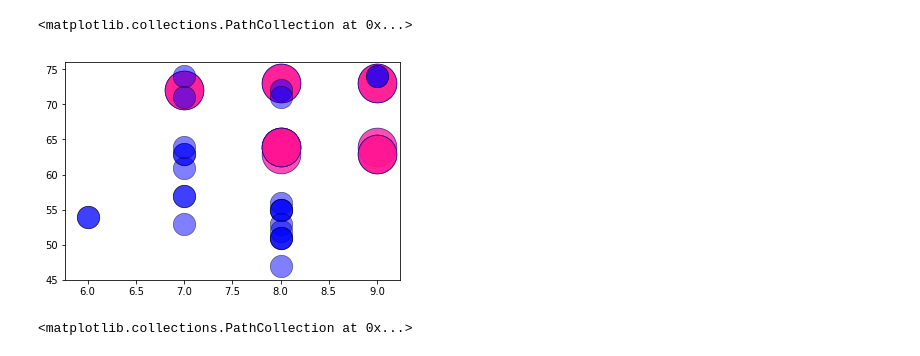
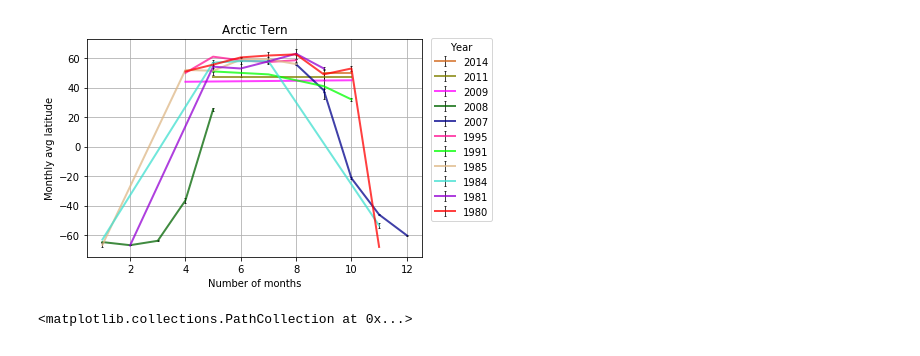
Before and after one commit to trivial-vector/Majick-Migration, a Jupyter notebook: Analysis/majick_migration.ipynb, the cells around one changed output. Drawn from its saved outputs; the diff is of its cells as text; code cells hidden in the pictures.

Commit message:
Added code related to std error for arctic tern species.

```diff
--- a/Analysis/majick_migration.ipynb
+++ b/Analysis/majick_migration.ipynb
@@ -35,3 +26,6 @@ df_arctic_tern.head()
+# %%
+df_arctic_tern = df_arctic_tern.drop(columns=['geom','datasets','num_species','csquare','geom_wkt'])
+#df_arctic_tern.head()
 # %%
 arctic_adj = df_arctic_tern.dropna(subset = ['latitude','longitude','date_min'])
 arctic_adj['year'] = pd.DatetimeIndex(arctic_adj['date_min']).year
@@ -70,23 +48,0 @@ arctic_1978 = arctic_adj.loc[arctic_adj['year'] == 1978]
-# %%
-#plt.scatter(arctic_1970.month,arctic_1970.latitude,s=800,alpha = 0.75,color = 'purple',edgecolor = 'whitesmoke',linewidth=0.75)
-#plt.scatter(arctic_1972.month,arctic_1972.latitude,s=1000,alpha = 0.75,color = 'green',edgecolor = 'black',linewidth=0.75)
-plt.scatter(arctic_1974.month,arctic_1974.latitude,s=1500,alpha = 0.75,color = 'deeppink',edgecolor = 'darkblue',linewidth=0.75)
-#plt.scatter(arctic_1976.month,arctic_1976.latitude,s=500, alpha = 0.5,color = 'blue',edgecolor = 'black',linewidth=0.75)
-plt.scatter(arctic_1978.month,arctic_1978.latitude,s=500, alpha = 0.5,color = 'blue',edgecolor = 'black',linewidth=0.75)
-#plt.scatter(arctic_1980.month,arctic_1980.latitude,s=50 ,alpha = 0.4,color = 'red',edgecolor = 'whitesmoke',linewidth=0.75)
-# plt.scatter(arctic_1982.month,arctic_1982.latitude,s=200,alpha = 0.75,color = 'orange',edgecolor = 'black',linewidth=0.75)
-#plt.scatter(arctic_1984.month,arctic_1984.latitude,s=150,alpha = 0.75,color = 'goldenrod',edgecolor = 'black',linewidth=0.75)
-# plt.scatter(arctic_1986.month,arctic_1986.latitude,s=100, alpha = 0.5,color = 'silver',edgecolor = 'black',linewidth=0.75)
-# %% [output]
-<matplotlib.collections.PathCollection at 0x...>
-[figure, removed]
-# %%
-# Preparing data from Oct-Dec
-arctic_2014 = arctic_adj.loc[arctic_adj['year'] == 2014]
-arctic_2011 = arctic_adj.loc[arctic_adj['year'] == 2011]
-arctic_2009 = arctic_adj.loc[arctic_adj['year'] == 2009]
-arctic_2007 = arctic_adj.loc[arctic_adj['year'] == 2007]
-arctic_2003 = arctic_adj.loc[arctic_adj['year'] == 2003]
-arctic_1994 = arctic_adj.loc[arctic_adj['year'] == 1994]
-arctic_1991 = arctic_adj.loc[arctic_adj['year'] == 1991]
-arctic_1980 = arctic_adj.loc[arctic_adj['year'] == 1980]
@@ -93,3 +94,24 @@ arctic_1980 = arctic_adj.loc[arctic_adj['year'] == 1980]
+# %%
+plt.errorbar(arctic_mean_2014.month,arctic_mean_2014.latitude,yerr=arctic_std_2014,ecolor='black',capsize=1,elinewidth=1,alpha = 0.75,color = 'chocolate',linewidth=2.0,label = "2014")
+plt.errorbar(arctic_mean_2011.month,arctic_mean_2011.latitude,yerr=arctic_std_2011,ecolor='black',capsize=1,elinewidth=1,alpha = 0.75,color = 'olive',linewidth=2.0,label = "2011")
+plt.errorbar(arctic_mean_2009.month,arctic_mean_2009.latitude,yerr=arctic_std_2009,ecolor='black',capsize=1,elinewidth=1,alpha = 0.75,color = 'fuchsia',linewidth=2.0,label = "2009")
+plt.errorbar(arctic_mean_2008.month,arctic_mean_2008.latitude,yerr=arctic_std_2008,ecolor='black',capsize=1,elinewidth=1,alpha = 0.75,color = 'darkgreen',linewidth=2.0,label = "2008")
+plt.errorbar(arctic_mean_2007.month,arctic_mean_2007.latitude,yerr=arctic_std_2007,ecolor='black',capsize=1,elinewidth=1,alpha = 0.75,color = 'darkblue',linewidth=2.0,label = "2007")
+plt.errorbar(arctic_mean_1995.month,arctic_mean_1995.latitude,yerr=arctic_std_1995,ecolor='black',capsize=1,elinewidth=1,alpha = 0.75,color = 'deeppink',linewidth=2.0,label = "1995")
+plt.errorbar(arctic_mean_1991.month,arctic_mean_1991.latitude,yerr=arctic_std_1991,ecolor='black',capsize=1,elinewidth=1,alpha = 0.75,color = 'lime',linewidth=2.0,label = "1991")
+plt.errorbar(arctic_mean_1985.month,arctic_mean_1985.latitude,yerr=arctic_std_1985,ecolor='black',capsize=1,elinewidth=1,alpha = 0.75,color = 'burlywood',linewidth=2.0,label = "1985")
+plt.errorbar(arctic_mean_1984.month,arctic_mean_1984.latitude,yerr=arctic_std_1984,ecolor='black',capsize=1,elinewidth=1,alpha = 0.75,color = 'turquoise',linewidth=2.0,label = "1984")
+plt.errorbar(arctic_mean_1981.month,arctic_mean_1981.latitude,yerr=arctic_std_1981,ecolor='black',capsize=1,elinewidth=1,alpha = 0.75,color = 'darkviolet',linewidth=2.0,label = "1981")
+plt.errorbar(arctic_mean_1980.month,arctic_mean_1980.latitude,yerr=arctic_std_1980,ecolor='black',capsize=1,elinewidth=1,alpha = 0.75,color = 'red',linewidth=2.0,label = "1980")
+
+plt.xlabel("Number of months")
+plt.ylabel("Monthly avg latitude")
+plt.title("Arctic Tern")
+plt.grid()
+plt.legend(title="Year",loc='upper right', bbox_to_anchor=(1.225, 1.03))
+plt.show()
+# %% [output]
+[figure, added]
 # %%
 plt.scatter(arctic_2014.month,arctic_2014.latitude,s=800,alpha = 0.75,color = 'purple',edgecolor = 'whitesmoke',linewidth=0.75)
 plt.scatter(arctic_2011.month,arctic_2011.latitude,s=1000,alpha = 0.75,color = 'green',edgecolor = 'black',linewidth=0.75)
```
Also changed, not shown: parts of 5 cells of this notebook.
